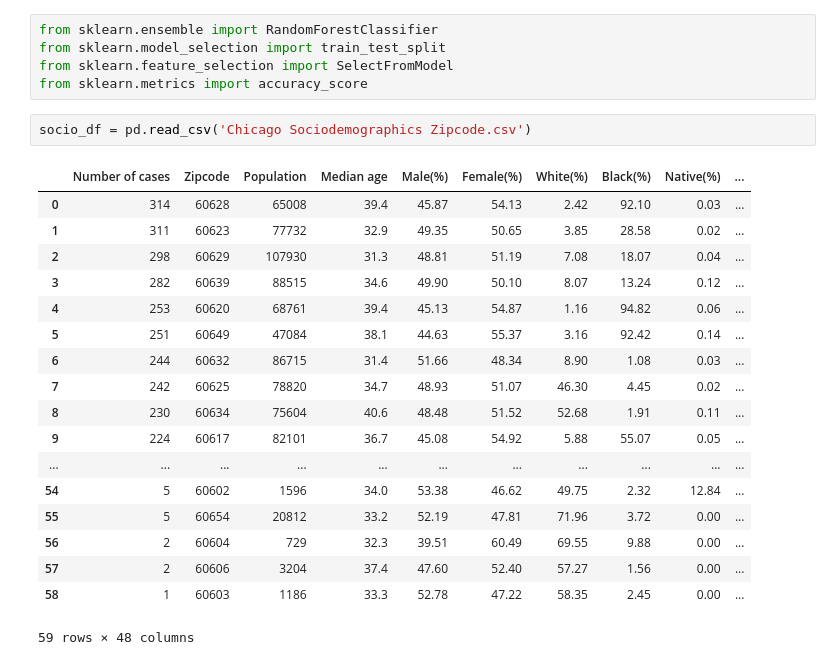
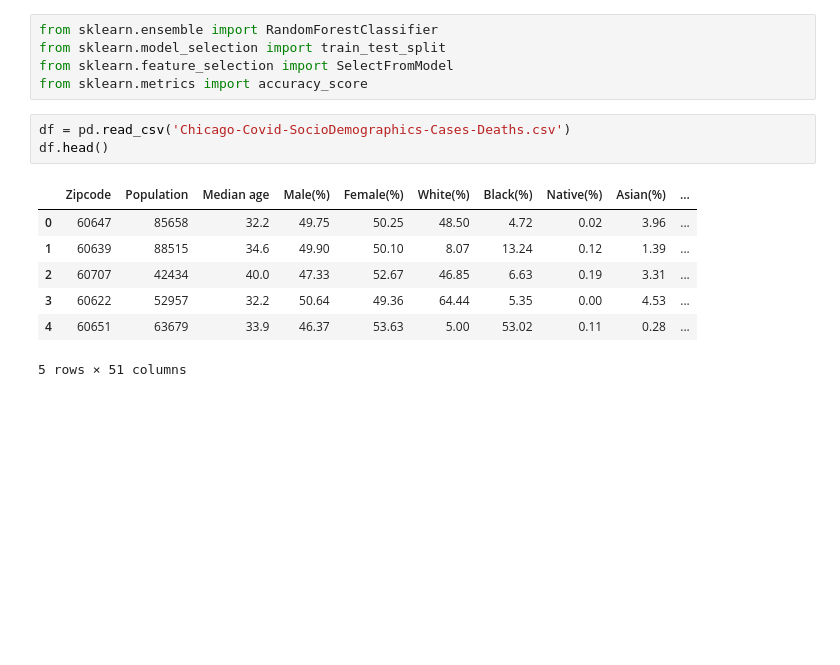
Before and after one commit to uic-cs418/modeling-the-pandemic, a Jupyter notebook: nguyen-notebook.ipynb, the cells around one changed output. Drawn from its saved outputs; the diff is of its cells as text; blank space fills up the shorter version.

```diff
--- a/nguyen-notebook.ipynb
+++ b/nguyen-notebook.ipynb
@@ -106,23 +95,13 @@ from sklearn.model_selection import train_test_split
 from sklearn.feature_selection import SelectFromModel
 from sklearn.metrics import accuracy_score
 # %%
-socio_df = pd.read_csv('Chicago Sociodemographics Zipcode.csv')
+df = pd.read_csv('Chicago-Covid-SocioDemographics-Cases-Deaths.csv')
+df.head()
 # %% [output]
-|  | Number of cases | Zipcode | Population | Median age | Male(%) | Female(%) | White(%) | Black(%) | Native(%) | ... |
-| 0 | 314 | 60628 | 65008 | 39.4 | 45.87 | 54.13 | 2.42 | 92.10 | 0.03 | ... |
-| 1 | 311 | 60623 | 77732 | 32.9 | 49.35 | 50.65 | 3.85 | 28.58 | 0.02 | ... |
-| 2 | 298 | 60629 | 107930 | 31.3 | 48.81 | 51.19 | 7.08 | 18.07 | 0.04 | ... |
-| 3 | 282 | 60639 | 88515 | 34.6 | 49.90 | 50.10 | 8.07 | 13.24 | 0.12 | ... |
-| 4 | 253 | 60620 | 68761 | 39.4 | 45.13 | 54.87 | 1.16 | 94.82 | 0.06 | ... |
-| 5 | 251 | 60649 | 47084 | 38.1 | 44.63 | 55.37 | 3.16 | 92.42 | 0.14 | ... |
-| 6 | 244 | 60632 | 86715 | 31.4 | 51.66 | 48.34 | 8.90 | 1.08 | 0.03 | ... |
-| 7 | 242 | 60625 | 78820 | 34.7 | 48.93 | 51.07 | 46.30 | 4.45 | 0.02 | ... |
-| 8 | 230 | 60634 | 75604 | 40.6 | 48.48 | 51.52 | 52.68 | 1.91 | 0.11 | ... |
-| 9 | 224 | 60617 | 82101 | 36.7 | 45.08 | 54.92 | 5.88 | 55.07 | 0.05 | ... |
-| ... | ... | ... | ... | ... | ... | ... | ... | ... | ... | ... |
-| 54 | 5 | 60602 | 1596 | 34.0 | 53.38 | 46.62 | 49.75 | 2.32 | 12.84 | ... |
-| 55 | 5 | 60654 | 20812 | 33.2 | 52.19 | 47.81 | 71.96 | 3.72 | 0.00 | ... |
-| 56 | 2 | 60604 | 729 | 32.3 | 39.51 | 60.49 | 69.55 | 9.88 | 0.00 | ... |
-| 57 | 2 | 60606 | 3204 | 37.4 | 47.60 | 52.40 | 57.27 | 1.56 | 0.00 | ... |
-| 58 | 1 | 60603 | 1186 | 33.3 | 52.78 | 47.22 | 58.35 | 2.45 | 0.00 | ... |
+|  | Zipcode | Population | Median age | Male(%) | Female(%) | White(%) | Black(%) | Native(%) | Asian(%) | ... |
+| 0 | 60647 | 85658 | 32.2 | 49.75 | 50.25 | 48.50 | 4.72 | 0.02 | 3.96 | ... |
+| 1 | 60639 | 88515 | 34.6 | 49.90 | 50.10 | 8.07 | 13.24 | 0.12 | 1.39 | ... |
+| 2 | 60707 | 42434 | 40.0 | 47.33 | 52.67 | 46.85 | 6.63 | 0.19 | 3.31 | ... |
+| 3 | 60622 | 52957 | 32.2 | 50.64 | 49.36 | 64.44 | 5.35 | 0.00 | 4.53 | ... |
+| 4 | 60651 | 63679 | 33.9 | 46.37 | 53.63 | 5.00 | 53.02 | 0.11 | 0.28 | ... |
-59 rows × 48 columns
+5 rows × 51 columns
```
Also changed, not shown: parts of 2 cells of this notebook.
